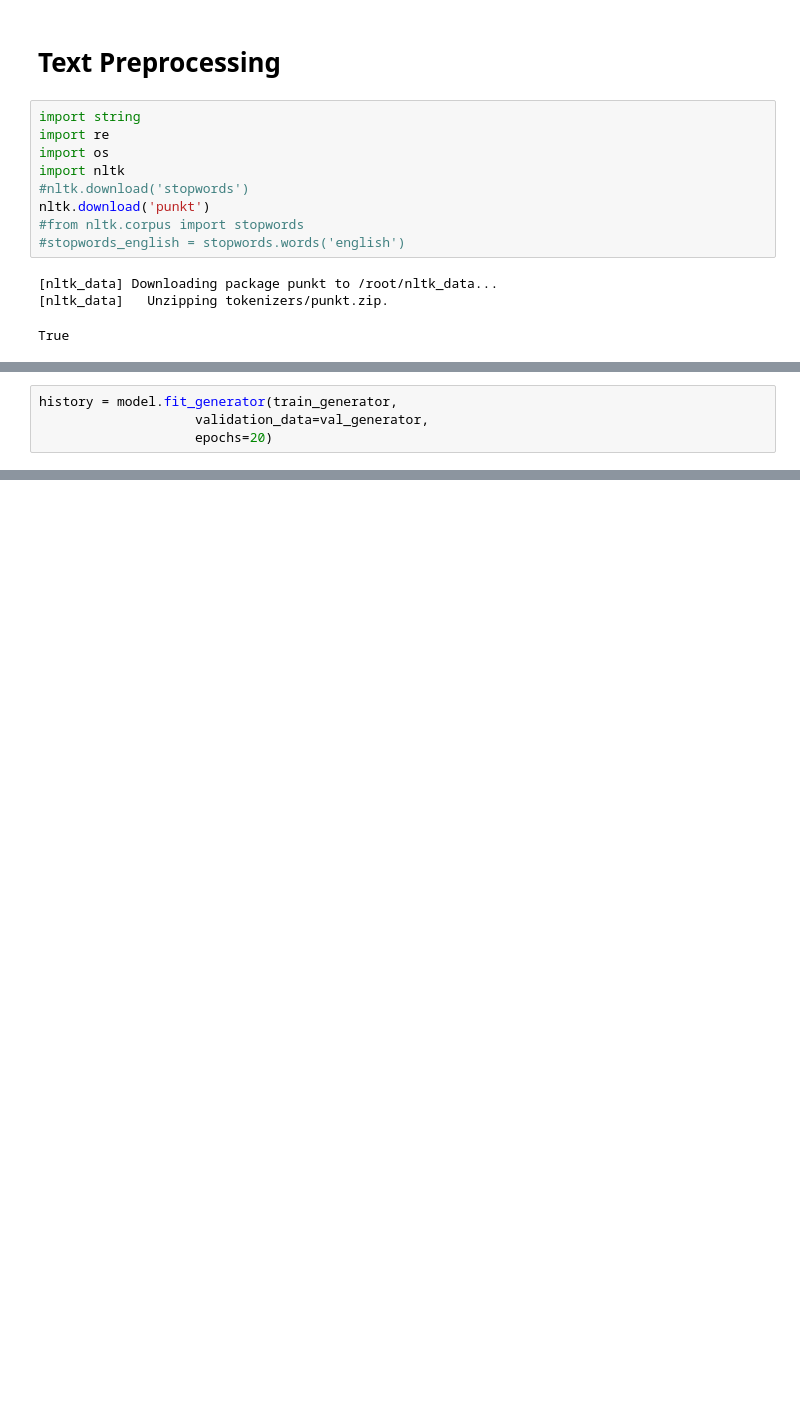
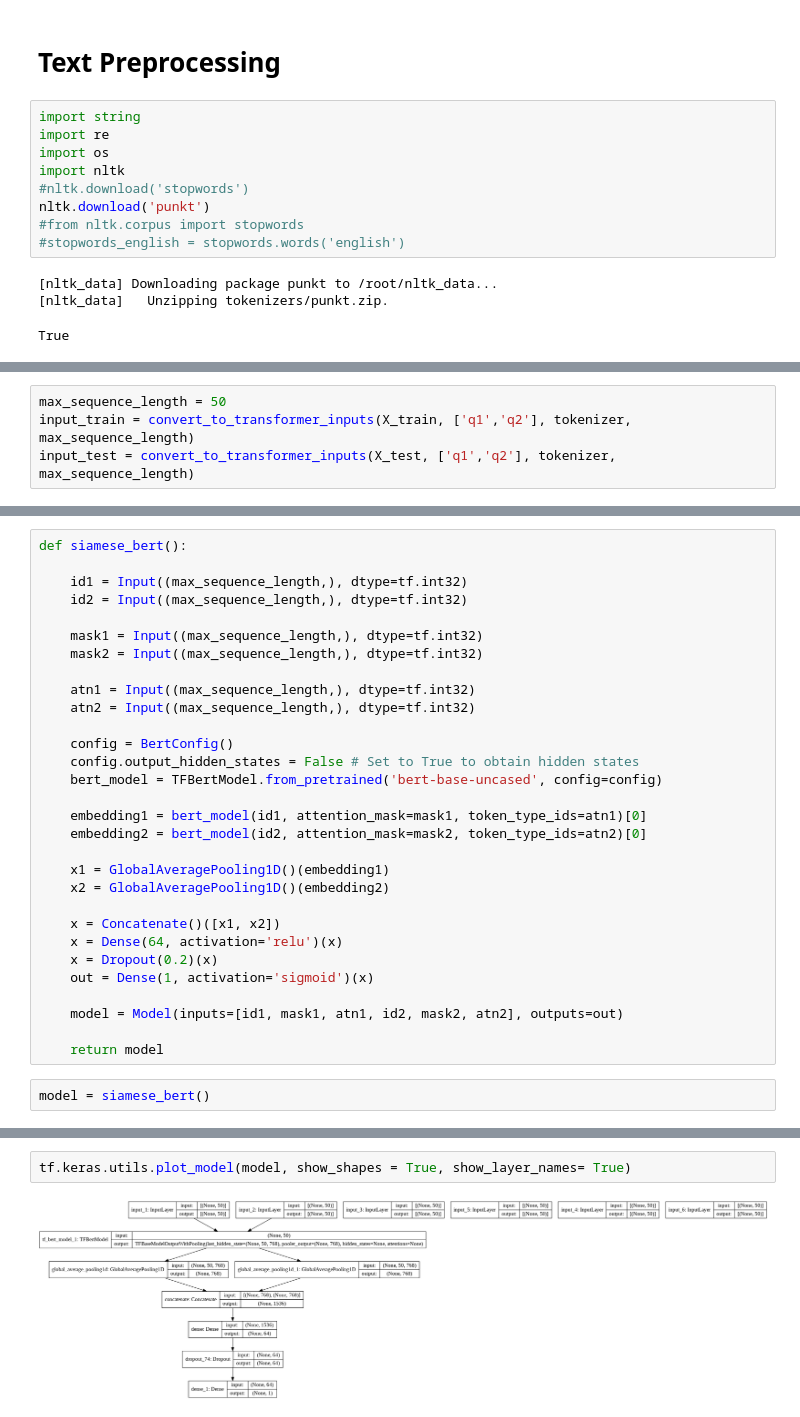
Before and after one commit to HEMANT8215/NLP_Projects, a Jupyter notebook: Question_duplicates/Question_duplicates_Siamese_Tripletloss.ipynb, the cells around one changed output, grey strips where cells are left out. Drawn from its saved outputs; the diff is of its cells as text; blank space fills up the shorter version.

```diff
--- a/Question_duplicates/Question_duplicates_Siamese_Tripletloss.ipynb
+++ b/Question_duplicates/Question_duplicates_Siamese_Tripletloss.ipynb
@@ -411,4 +52,0 @@ val_generator = data_generator(X_valid_q1, X_valid_q2, batch_size)
-# %%
-history = model.fit_generator(train_generator,
-                    validation_data=val_generator,
-                    epochs=20)
@@ -417,0 +237,4 @@ ValueError: ignored
+# %%
+max_sequence_length = 50
+input_train = convert_to_transformer_inputs(X_train, ['q1','q2'], tokenizer, max_sequence_length)
+input_test = convert_to_transformer_inputs(X_test, ['q1','q2'], tokenizer, max_sequence_length)
@@ -417,0 +254,32 @@ ValueError: ignored
+# %%
+def siamese_bert():
+
+    id1 = Input((max_sequence_length,), dtype=tf.int32)
+    id2 = Input((max_sequence_length,), dtype=tf.int32)
+
+    mask1 = Input((max_sequence_length,), dtype=tf.int32)
+    mask2 = Input((max_sequence_length,), dtype=tf.int32)
+
+    atn1 = Input((max_sequence_length,), dtype=tf.int32)
+    atn2 = Input((max_sequence_length,), dtype=tf.int32)
+
+    config = BertConfig()
+    config.output_hidden_states = False # Set to True to obtain hidden states
+    bert_model = TFBertModel.from_pretrained('bert-base-uncased', config=config)
+
+    embedding1 = bert_model(id1, attention_mask=mask1, token_type_ids=atn1)[0]
+    embedding2 = bert_model(id2, attention_mask=mask2, token_type_ids=atn2)[0]
+
+    x1 = GlobalAveragePooling1D()(embedding1)
+    x2 = GlobalAveragePooling1D()(embedding2)
+
+    x = Concatenate()([x1, x2])
+    x = Dense(64, activation='relu')(x)
+    x = Dropout(0.2)(x)
+    out = Dense(1, activation='sigmoid')(x)
+
+    model = Model(inputs=[id1, mask1, atn1, id2, mask2, atn2], outputs=out)
+
+    return model
+# %%
+model = siamese_bert()
@@ -417,0 +309,4 @@ ValueError: ignored
+# %%
+tf.keras.utils.plot_model(model, show_shapes = True, show_layer_names= True)
+# %% [output]
+[figure, added]
```
Also changed, not shown: parts of 61 cells of this notebook, 15 other files.
